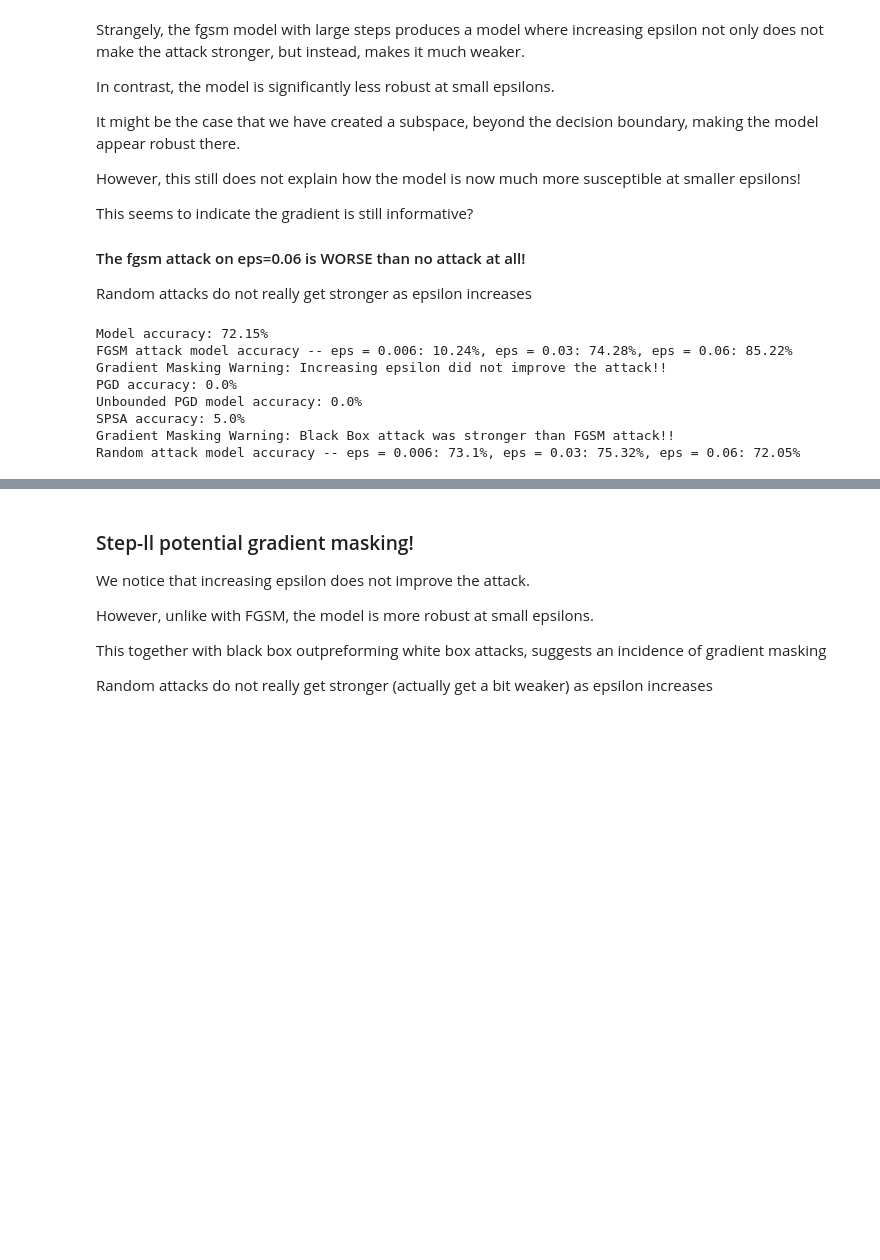
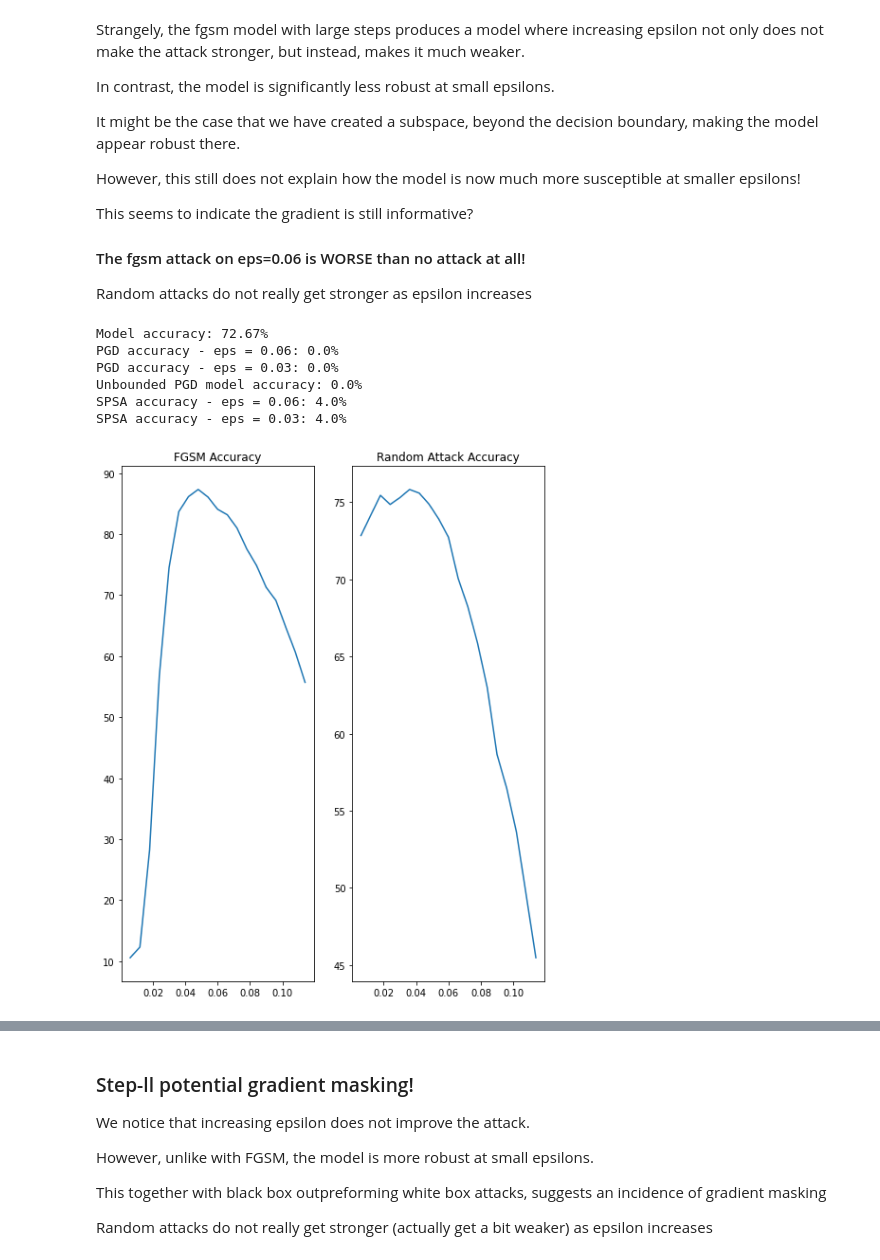
Before and after one commit to CarlosGomes98/false_sense_of_security, a Jupyter notebook: notebooks/GradientMasking.ipynb, the cells around one changed output, grey strips where cells are left out. Cells and saved outputs as stored; diff of their text form; code cells hidden in the pictures; blank space fills up the shorter version.

```diff
--- a/notebooks/GradientMasking.ipynb
+++ b/notebooks/GradientMasking.ipynb
@@ -117,15 +120,14 @@ This seems to indicate the gradient is still informative?
 Random attacks do not really get stronger as epsilon increases
 # %%
 # fgsm model with large steps
-run_masking_benchmarks(fgsm_model, test_dataset, epsilon=0.06, device=device, batch_size=batch_size)
+run_masking_benchmarks(fgsm_model, test_dataset, epsilon=0.06, device=device, batch_size=batch_size, epsilon_step=10)
 # %% [output]
-Model accuracy: 72.15%
-FGSM attack model accuracy -- eps = 0.006: 10.24%, eps = 0.03: 74.28%, eps = 0.06: 85.22%
-Gradient Masking Warning: Increasing epsilon did not improve the attack!!
-PGD accuracy: 0.0%
+Model accuracy: 72.67%
+PGD accuracy - eps = 0.06: 0.0%
+PGD accuracy - eps = 0.03: 0.0%
 Unbounded PGD model accuracy: 0.0%
-SPSA accuracy: 5.0%
-Gradient Masking Warning: Black Box attack was stronger than FGSM attack!!
-Random attack model accuracy -- eps = 0.006: 73.1%, eps = 0.03: 75.32%, eps = 0.06: 72.05%
+SPSA accuracy - eps = 0.06: 4.0%
+SPSA accuracy - eps = 0.03: 4.0%
+[figure, added]
 # %%
 # fgsm model with small steps
```
Also changed, not shown: parts of 14 cells of this notebook, 4 other files.
